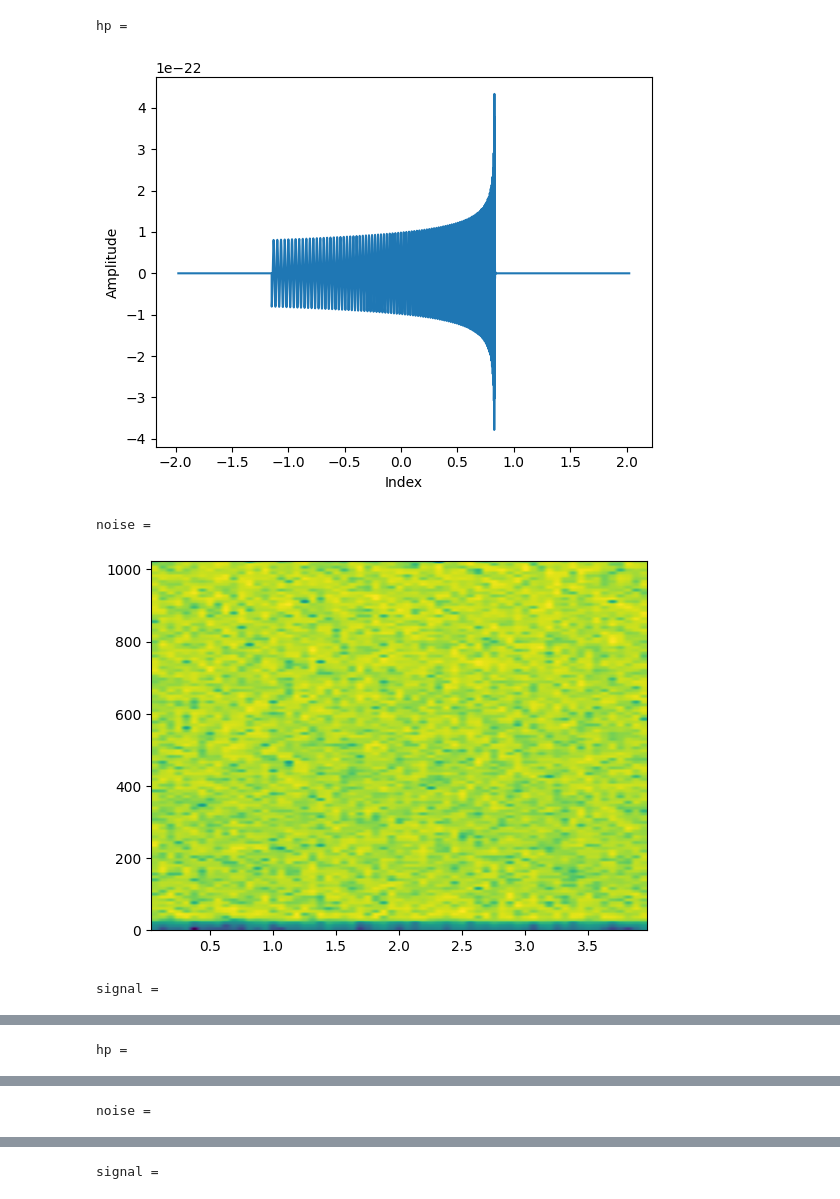
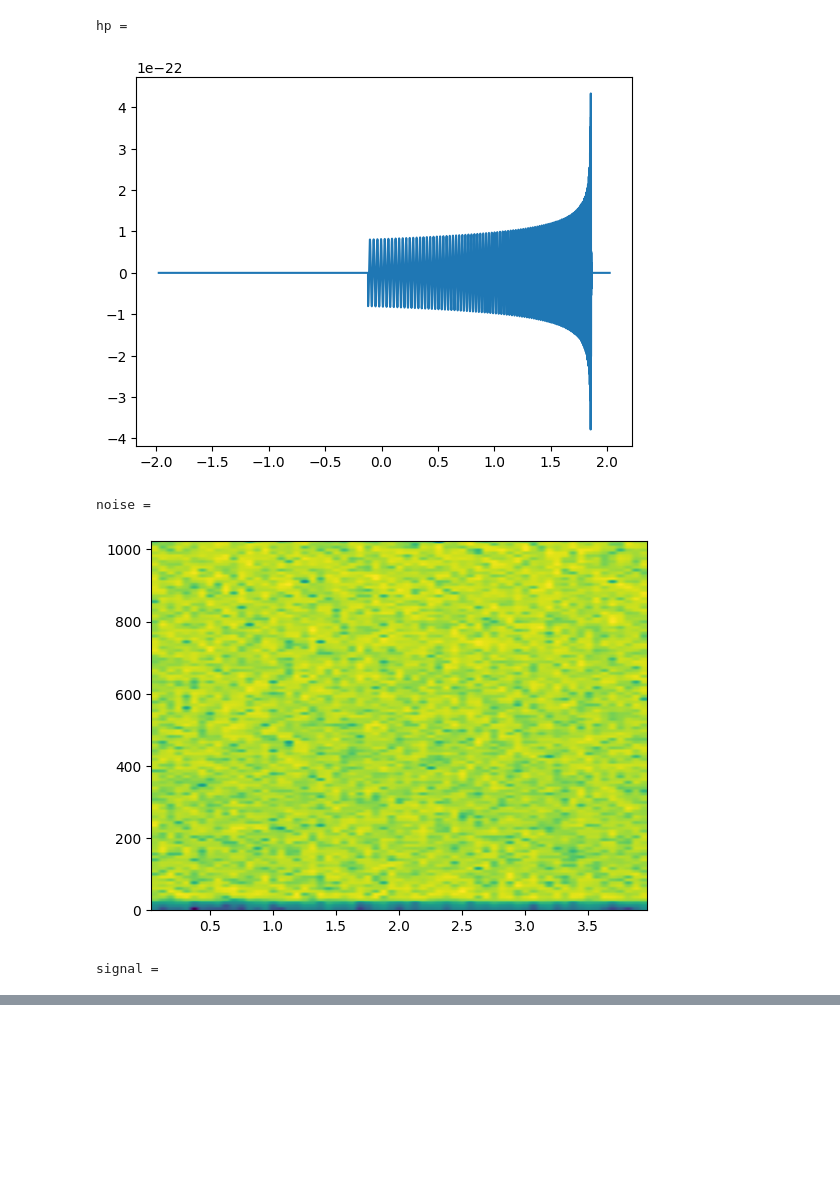
Before and after one commit to Arush-Pimpalkar/GW_Machine_Learning_Model, a Jupyter notebook: data_pipeline.ipynb, the cells around one changed output, grey strips where cells are left out. Saved outputs shown, nothing was run; the diff lists cells and outputs as text; code cells hidden in the pictures; blank space fills up the shorter version.

Commit message:
data_pipeline

```diff
--- a/data_pipeline.ipynb
+++ b/data_pipeline.ipynb
@@ -30,33 +27,32 @@ while lmko < 2:
 # %%
 l = 0
-while l < 3:
+while l < 1:
     hp.roll(len(hp) // random.randint(2, 19))
     hp.cyclic_time_shift(hp.start_time)
 
     print("hp = ")
-    pp.plot(hp.sample_times, hp)
-    pp.ylabel("Amplitude")
-    pp.xlabel("Index")
-    pp.show()
+    plt.plot(hp.sample_times, hp)
+    plt.show()
     flen = int(freq / delta_f) + 1
     psd = pycbc.psd.aLIGOZeroDetHighPower(flen, delta_f, flow)
 
     noisesamples = int(4 / delta_t)
     noise = noise_from_psd(noisesamples, delta_t, psd, seed=l)
     print("noise = ")
-    pp.specgram(noise, Fs=1.0 / delta_t)
-    pp.show()
+    plt.specgram(noise, Fs=2048)
+    plt.savefig(f"Data/Noise/noise_{l}.png")
+    plt.show()
 
     noise._epoch = hp._epoch
     signal = noise + hp
 
     print("signal = ")
-    pp.specgram(signal, Fs=1.0 / delta_t)
-    pp.show()
+    plt.specgram(signal, Fs=1.0 / delta_t)
+    plt.show()
     l += 1
 # %% [output]
 hp =
-[figure, old version]
+[figure, new version]
 noise =
 [figure]
 signal =
@@ -64 +59,0 @@ signal =
-hp =
@@ -66 +59,0 @@ hp =
-noise =
@@ -68 +59,0 @@ noise =
-signal =
```
Also changed, not shown: parts of 3 cells of this notebook, 1 other file.
